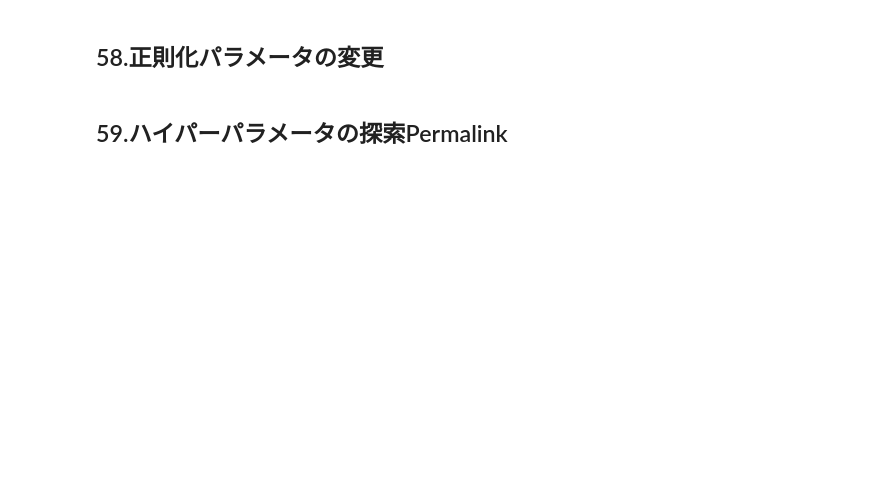
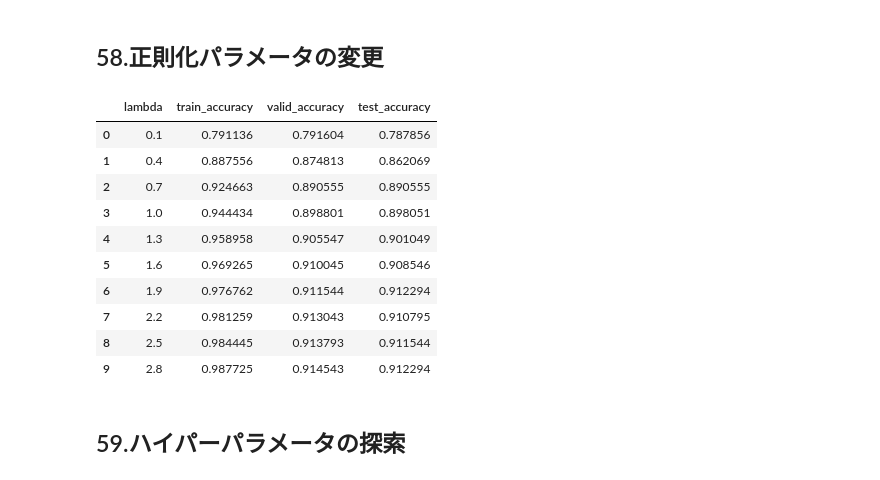
Before and after one commit to tktkbohshi/m1_study_nlp100practices, a Jupyter notebook: section06/section06.ipynb, the cells around one changed output. Cells and saved outputs as stored; diff of their text form; code cells hidden in the pictures; blank space fills up the shorter version.

```diff
--- a/section06/section06.ipynb
+++ b/section06/section06.ipynb
@@ -58,6 +61,7 @@ df_test.to_csv("./data/outputs/test.txt",sep="\t", index=False)
 tfidf_vec = TfidfVectorizer()
 X_train = tfidf_vec.fit_transform(df_train["TITLE"])
 X_test = tfidf_vec.transform(df_test["TITLE"])
+X_valid = tfidf_vec.transform(df_valid["TITLE"])
 # %% [markdown]
 ## 52.学習
 # %%
@@ -114,2 +211,30 @@ df_eval
 # %% [markdown]
 ## 58.正則化パラメータの変更
+# %%
+df_regularization = pd.DataFrame(columns=["lambda","train_accuracy","valid_accuracy","test_accuracy"])
+for C in tqdm(np.arange(0.1,2.0,0.2)):
+    model = LogisticRegression(random_state=123, max_iter=10000,C=C)
+    model.fit(X_train, df_train["CATEGORY"])
+    pred_train = model.predict(X_train)
+    pred_valid = model.predict(X_valid)
+    pred_test = model.predict(X_test)
+    df_regularization.loc[C] = [
+        C,
+        accuracy_score(df_train["CATEGORY"], pred_train),
+        accuracy_score(df_valid["CATEGORY"], pred_valid),
+        accuracy_score(df_test["CATEGORY"], pred_test)
+    ]
+df_regularization = df_regularization.reset_index(drop=True)
+df_regularization
+# %% [output]
+|  | lambda | train_accuracy | valid_accuracy | test_accuracy |
+| 0 | 0.1 | 0.791136 | 0.791604 | 0.787856 |
+| 1 | 0.4 | 0.887556 | 0.874813 | 0.862069 |
+| 2 | 0.7 | 0.924663 | 0.890555 | 0.890555 |
+| 3 | 1.0 | 0.944434 | 0.898801 | 0.898051 |
+| 4 | 1.3 | 0.958958 | 0.905547 | 0.901049 |
+| 5 | 1.6 | 0.969265 | 0.910045 | 0.908546 |
+| 6 | 1.9 | 0.976762 | 0.911544 | 0.912294 |
+| 7 | 2.2 | 0.981259 | 0.913043 | 0.910795 |
+| 8 | 2.5 | 0.984445 | 0.913793 | 0.911544 |
+| 9 | 2.8 | 0.987725 | 0.914543 | 0.912294 |
@@ -116,2 +247,2 @@ df_eval
 # %% [markdown]
-## 59.ハイパーパラメータの探索Permalink
+## 59.ハイパーパラメータの探索
```
Also changed, not shown: parts of 16 cells of this notebook.
